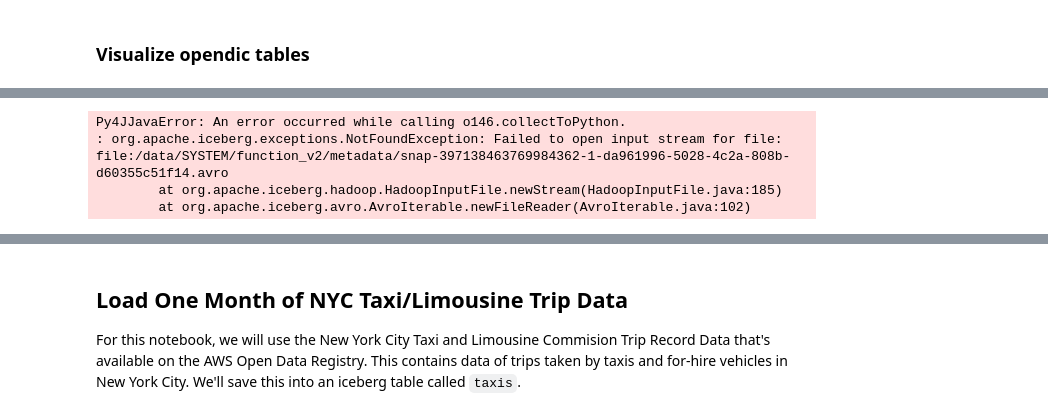
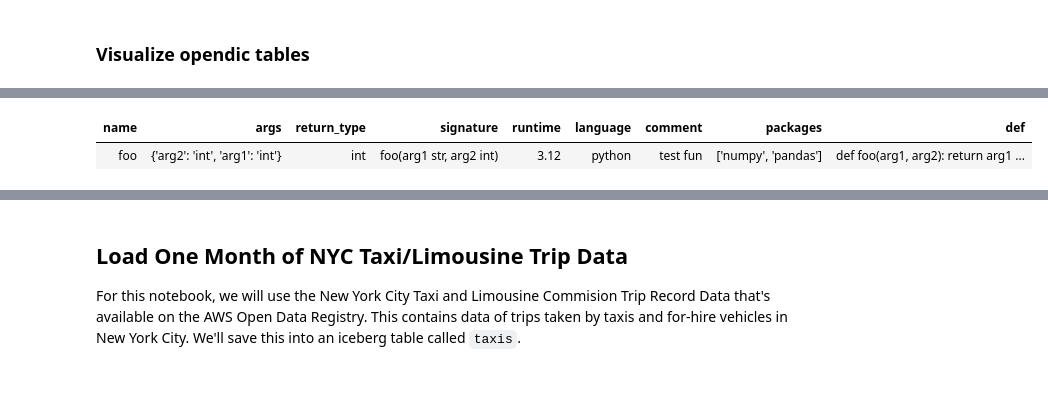
Before and after one commit to msc-open-metadata/polaris-boot, a Jupyter notebook: polaris-spark-local-postgres/notebooks/iceberg-spark-opendic-getting-started.ipynb, the cells around one changed output, grey strips where cells are left out. Saved outputs shown, nothing was run; the diff lists cells and outputs as text; code cells hidden in the pictures; blank space fills up the shorter version.

```diff
--- a/polaris-spark-local-postgres/notebooks/iceberg-spark-opendic-getting-started.ipynb
+++ b/polaris-spark-local-postgres/notebooks/iceberg-spark-opendic-getting-started.ipynb
@@ -337,11 +259,9 @@ show tables in SYSTEM
 | SYSTEM | function_v2 | False |
 # %%
 %%sql
-select * from SYSTEM.function_v2
+select uname as name, args, return_type, signature, runtime, language, comment, packages, def   from SYSTEM.function_v2
 # %% [output]
-Py4JJavaError: An error occurred while calling o146.collectToPython.
-: org.apache.iceberg.exceptions.NotFoundException: Failed to open input stream for file: file:/data/SYSTEM/function_v2/metadata/snap-397138463769984362-1-da961996-5028-4c2a-808b-d60355c51f14.avro
-        at org.apache.iceberg.hadoop.HadoopInputFile.newStream(HadoopInputFile.java:185)
-        at org.apache.iceberg.avro.AvroIterable.newFileReader(AvroIterable.java:102)
+| name | args | return_type | signature | runtime | language | comment | packages | def |
+| foo | {'arg2': 'int', 'arg1': 'int'} | int | foo(arg1 str, arg2 int) | 3.12 | python | test fun | ['numpy', 'pandas'] | def foo(arg1, arg2): return arg1 ... |
 # %%
 %%sql
```
Also changed, not shown: parts of 25 cells of this notebook, 2 other files.
